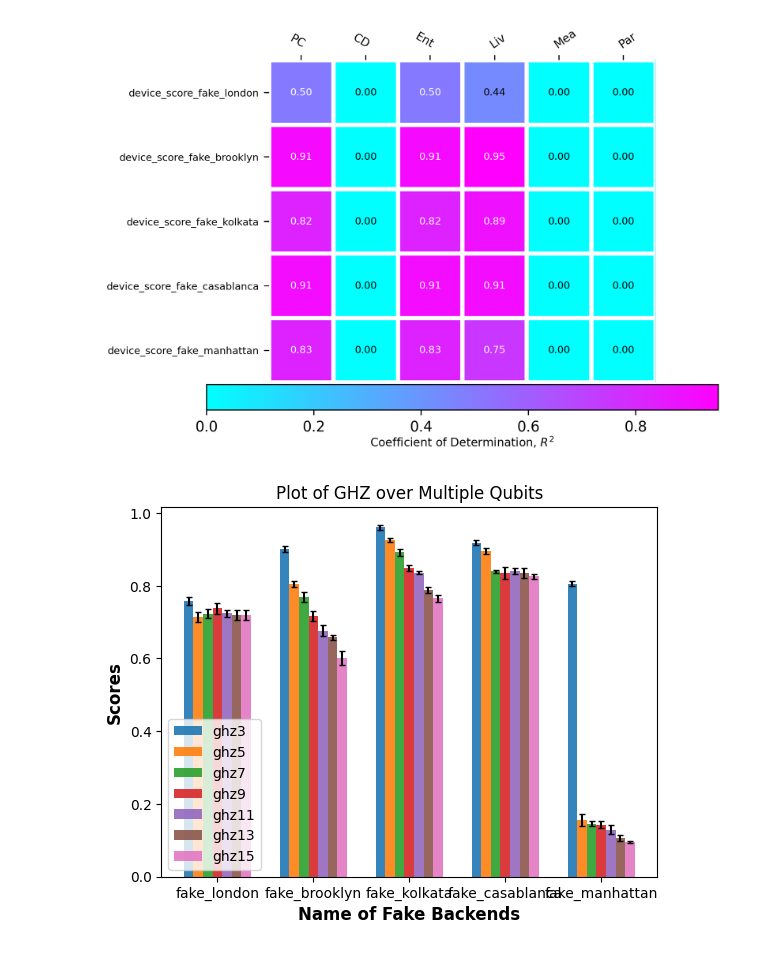
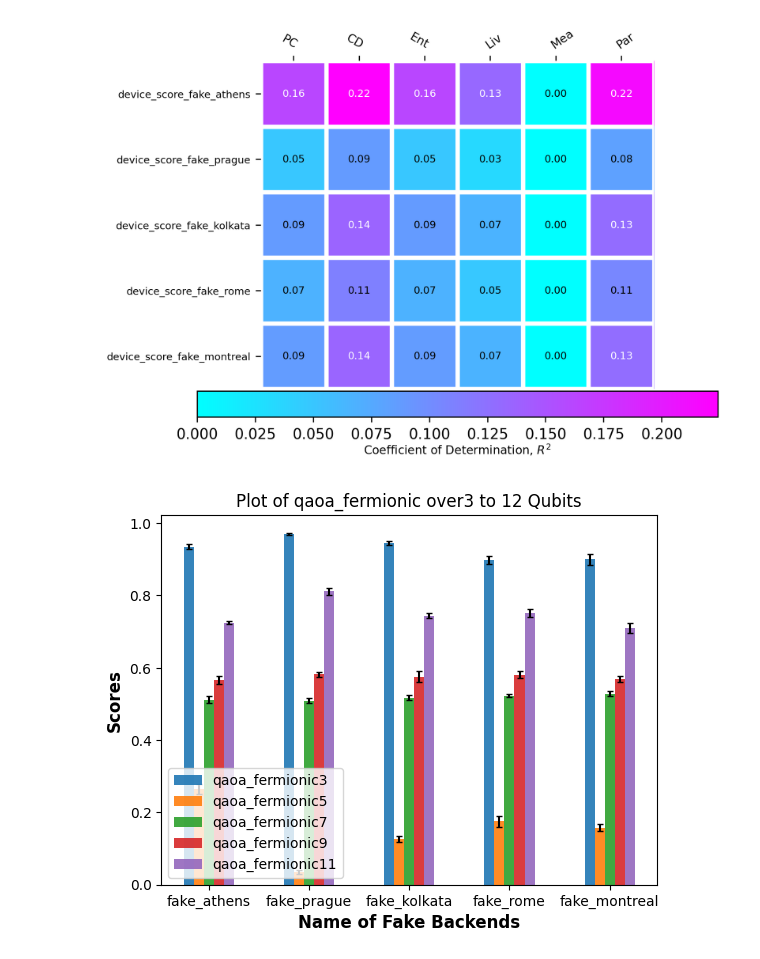
Before and after one commit to vandnaChaturvedi/Supermarq_benchmark_POC, a Jupyter notebook: sm_Qaoa_Fermionic_Swao_Proxy.ipynb, the cells around one changed output. Drawn from its saved outputs; the diff is of its cells as text; code cells hidden in the pictures.

```diff
--- a/sm_Qaoa_Fermionic_Swao_Proxy.ipynb
+++ b/sm_Qaoa_Fermionic_Swao_Proxy.ipynb
@@ -9,7 +9,7 @@ import os
 ########## INPUT ############
 f=5 # number of fake_backend want to choose
 lower_limit= 3 # the lower limit of qubits for the circuit
-upper_limit= 17 # the lower limit of qubits for the circuit
+upper_limit= 12 # the lower limit of qubits for the circuit
 steps= 2 #jump in qubit numbers
 name_of_algo='qaoa_fermionic'
 # %%
@@ -48,21 +82,28 @@ print(benchmark_features)
 # %%
+%time
+import time
 jobs =[]
 print("=============SCORES OF ALL THE CIRCUITS=============")
 for backend in selected_fakes:
-    print("------------------------BACKEND-NAME :: ", backend().name)
+    print("-----------BACKEND-NAME :: ", backend().name,"----------------")
     for benchmark, label in benchmarks:
         circuit=benchmark.qiskit_circuit()
         score_list=[]
+        timetaken=[]
         for i in range(0,5):
             job = backend().run(circuit, shots=1000)
-            result=job.result()
+            result = job.result()
             counts = job.result(0).get_counts()
             score = benchmark.score(counts)
             score_list.append(score)
+            t=job.result(0).time_taken
+            timetaken.append(t)
+            print(i+1,"th iteration Execution time::",t)
         score = np.mean(score_list)
         sd = np.std(score_list)
-        print(label," :: ",score,"                       SD :: ",sd)
-        #counts=job.result(0).count()
+        execution_time = np.mean(timetaken)
+        print("                      Average of Metadata-wise time taken ::",execution_time)
+        print("                    ",label, "--> score::",score,"      SD ::",sd)
         jobs.append((label,benchmark,backend,job,score,sd))
 #jobs
 # %% [output]
@@ -138,7 +179,7 @@ supermarq.plotting.plot_benchmark([X,names,scores],
 # %%
 supermarq.plotting.plot_correlations(benchmark_features,all_fake_scores,["PC", "CD", "Ent", "Liv", "Mea", "Par"],device_name=all_fake_names,show=True,)
 # %% [output]
-[figure, old version]
+[figure, new version]
 # %%
 %matplotlib inline
 import matplotlib.pyplot as plt
@@ -147,33 +188,34 @@ all_fake_names=[]
 all_score=[]
 all_sd=[]
 all_ckt=[]
+v='Plot of '+name_of_algo+' over'+str(lower_limit)+' to '+str(upper_limit)+ ' Qubits'
 for i in selected_fakes:
     all_fake_names.append(i().name)
 for benchmark, label in benchmarks:
     i=[]
     j=[]
     k=[]
     for ckt,benchmark,backend,job,score,sd in jobs:
         if ckt == label:
             i.append(score)
             j.append(sd)
     all_ckt.append(label)
     all_score.append(i)
     all_sd.append(j)
 num_bars = len(all_score)
 width = 0.1
 x = np.arange(len(all_fake_names)) # x-axis positions for each bar
 fig, ax = plt.subplots()
 for i in range(num_bars):               # Create bars for each category with appropriate offsets
     ax.bar(x + i * width, all_score[i], width=width, label=f'Bar {i+1}',
            yerr=all_sd[i],align='center',alpha=0.9,ecolor='black',capsize=2)
 ax.set_xlabel('Name of Fake Backends',fontweight ='bold',fontsize = 12)
 ax.set_ylabel('Scores',fontweight ='bold',fontsize = 12)
-ax.set_title('Plot of GHZ over Multiple Qubits')
+ax.set_title(v)
 ax.set_xticks(x + (num_bars - 1) * width / 2)
 ax.set_xticklabels(all_fake_names)
 ax.legend(all_ckt,loc="lower left")
 #ax.grid(True)
 plt.show()
 # %% [output]
-[figure, old version]
+[figure, new version]
```
Also changed, not shown: parts of 6 cells of this notebook, 4 other files.
